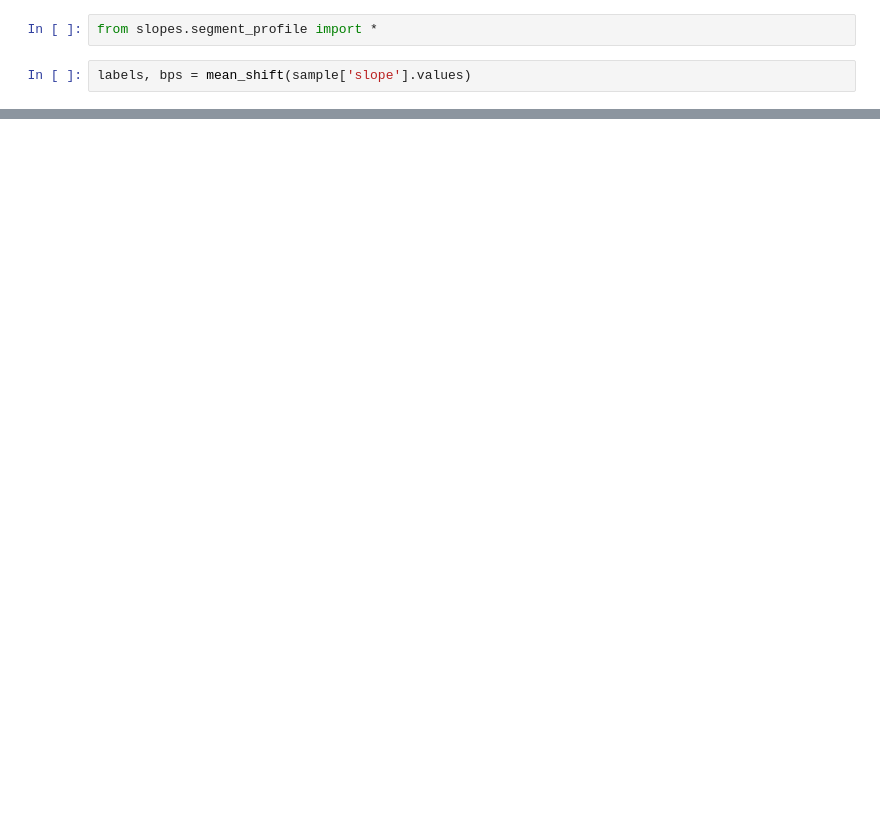
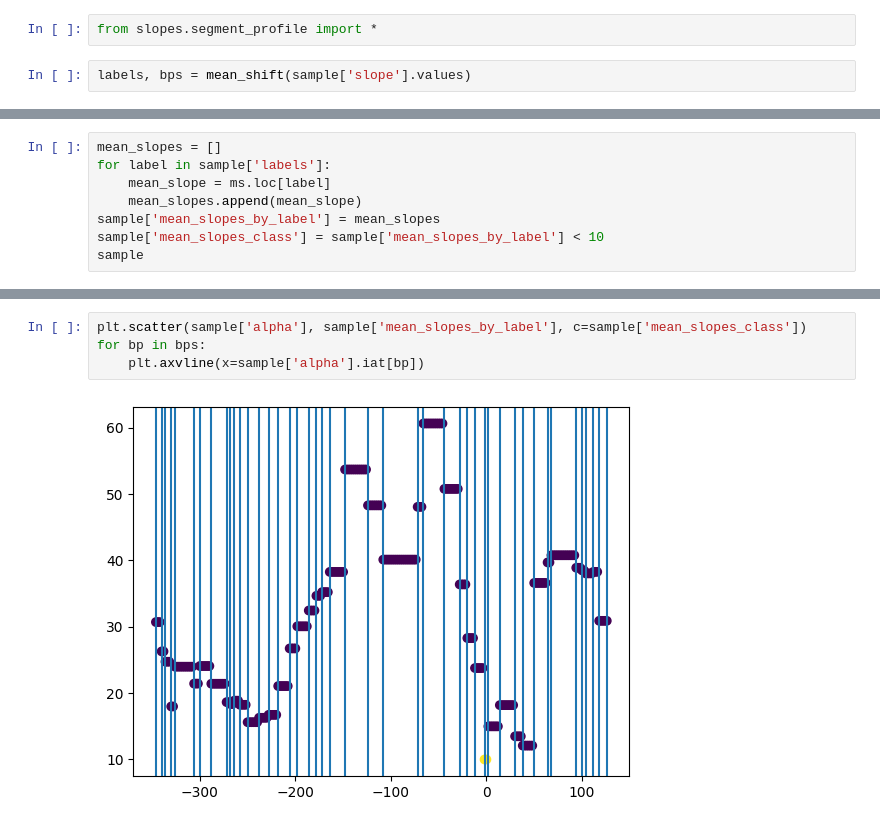
Before and after one commit to avkoehl/valleyx, a Jupyter notebook: notebooks/valleyfloor_test.ipynb, the cells around one changed output, grey strips where cells are left out. Drawn from its saved outputs; the diff is of its cells as text; blank space fills up the shorter version.

```diff
--- a/notebooks/valleyfloor_test.ipynb
+++ b/notebooks/valleyfloor_test.ipynb
@@ -88,0 +115,8 @@ plot_segments(sample['alpha'], sample['conditioned_dem'], labels, bps)
+# %%
+mean_slopes = []
+for label in sample['labels']:
+    mean_slope = ms.loc[label]
+    mean_slopes.append(mean_slope)
+sample['mean_slopes_by_label'] = mean_slopes
+sample['mean_slopes_class'] = sample['mean_slopes_by_label'] < 10
+sample
@@ -88,0 +137,6 @@ plot_segments(sample['alpha'], sample['conditioned_dem'], labels, bps)
+# %%
+plt.scatter(sample['alpha'], sample['mean_slopes_by_label'], c=sample['mean_slopes_class'])
+for bp in bps:
+    plt.axvline(x=sample['alpha'].iat[bp])
+# %% [output]
+[figure, added]
```
Also changed, not shown: parts of 21 cells of this notebook, 19 other files.
